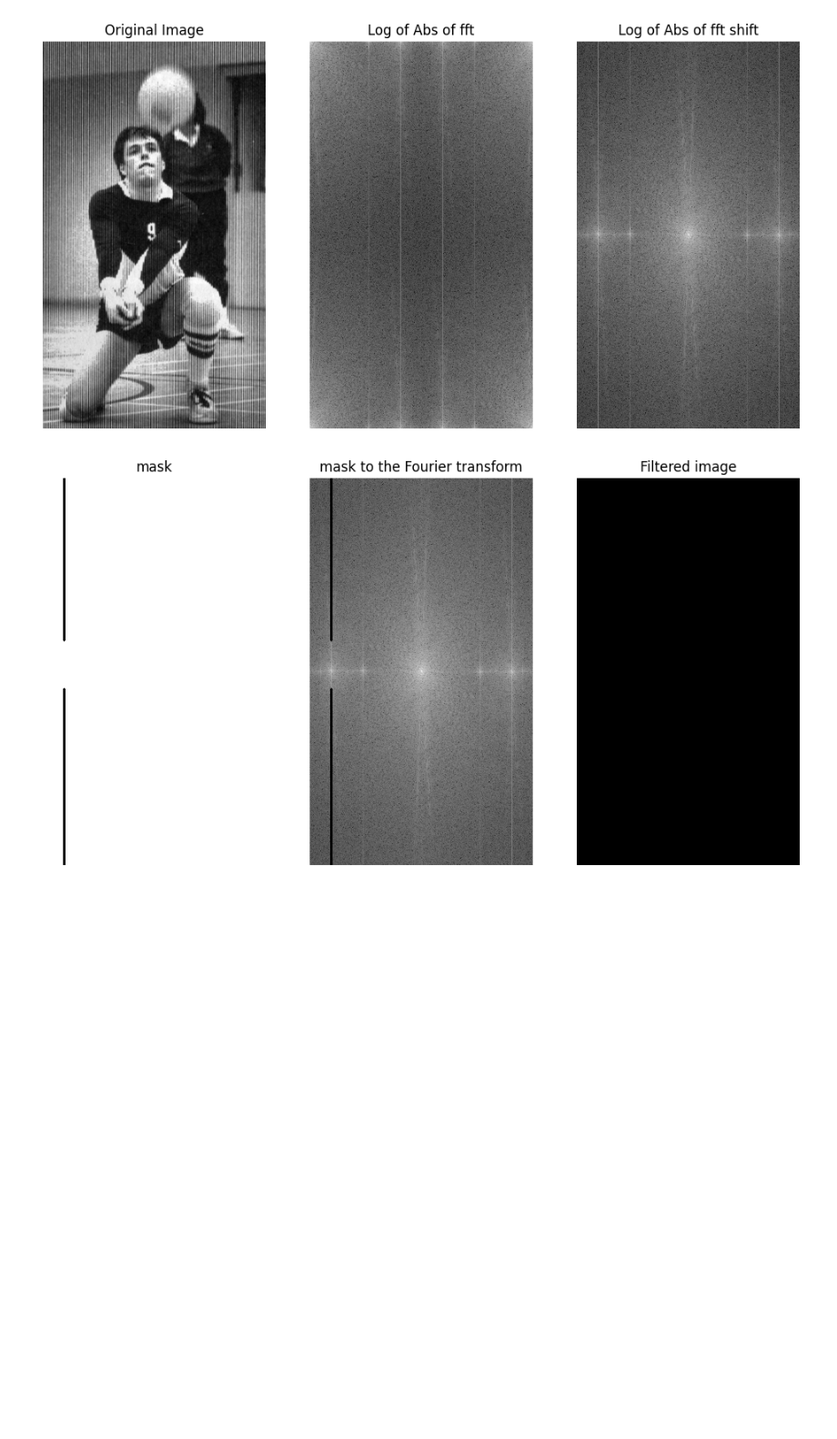
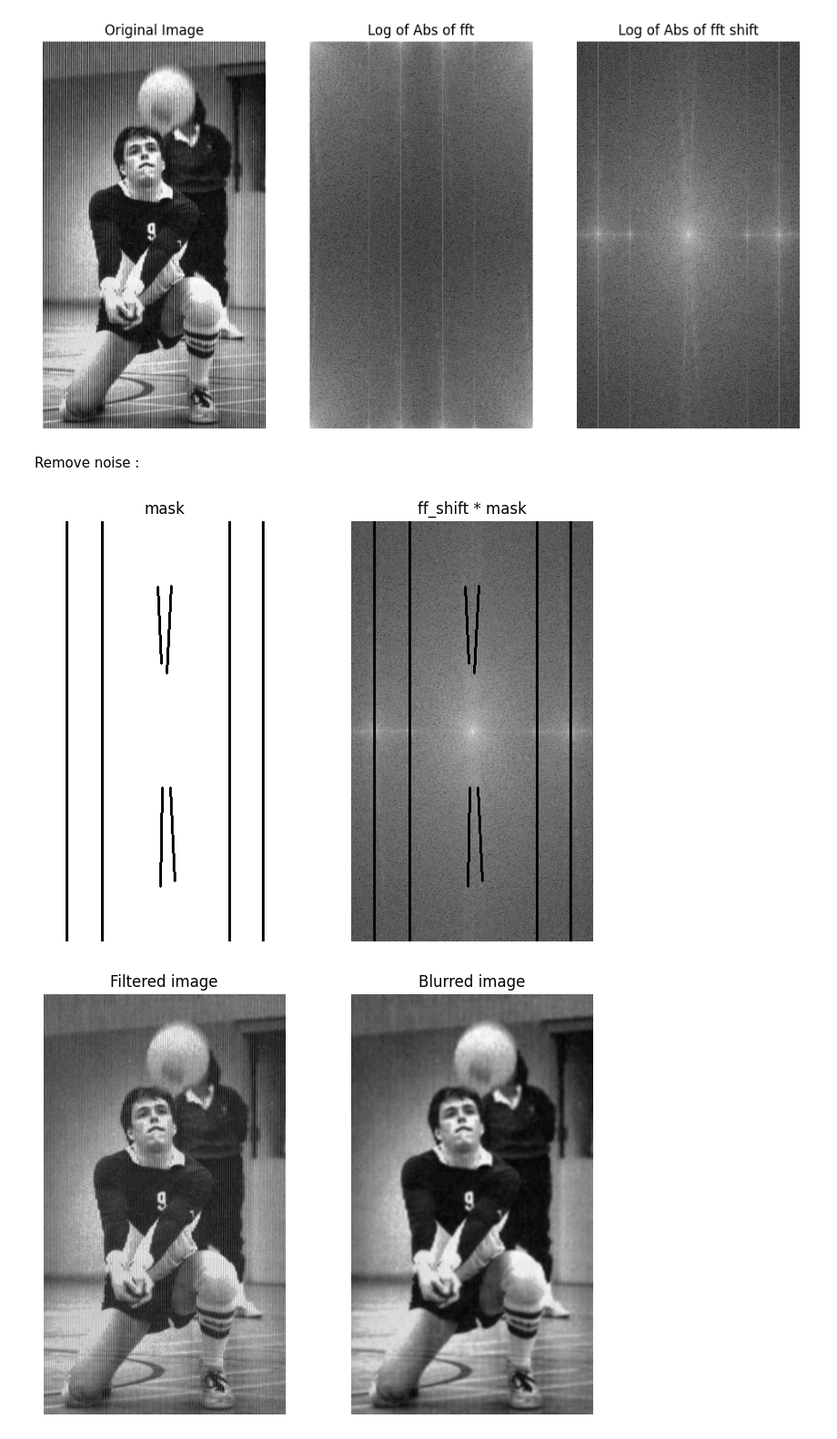
Before and after one commit to ZahraEk/Digital-Image-Proccesing, a Jupyter notebook: DIP_EXC3_Q3.ipynb, the cells around one changed output. Shown at 91% size. Cells and saved outputs as stored; diff of their text form; code cells hidden in the pictures; blank space fills up the shorter version.

```diff
--- a/DIP_EXC3_Q3.ipynb
+++ b/DIP_EXC3_Q3.ipynb
@@ -11,17 +13,17 @@ import matplotlib.pyplot as plt
 # %%
-#Read image
+# Read image
 img = cv2.imread("drive/MyDrive/DIP_EXC3/Q3/Q3_img.jpg",0)
 
-#Compute the Fourier transform
+# Compute the Fourier transform
 fft = np.fft.fft2(img)
 S_fft = np.log(1+np.abs(fft))
 
-#Shift the Fourier transform
+# Shift the Fourier transform
 fft_shift = np.fft.fftshift(fft)
-fft_shift = np.log(1+np.abs(fft_shift))
+S_shift = np.log(1+np.abs(fft_shift))
 
-#Show images
-f, ax = plt.subplots(1,3,figsize=(12,14))
+# Show images
+f, ax = plt.subplots(1,3,figsize=(12,8))
 
 ax[0].imshow(img, cmap='gray')
 ax[0].set_title("Original Image")
@@ -29,56 +31,78 @@ ax[0].axis('off')
 ax[1].imshow(S_fft, cmap='gray')
 ax[1].set_title("Log of Abs of fft")
 ax[1].axis('off')
-ax[2].imshow(fft_shift ,cmap='gray')
+ax[2].imshow(S_shift ,cmap='gray')
 ax[2].set_title("Log of Abs of fft shift")
 ax[2].axis('off')
 
 plt.show()
 # %% [output]
 [figure]
+# %% [markdown]
+Remove noise :
 # %%
 # Get the shape of the image
 rows, cols = img.shape
 
 # Create a mask with the same size as the image
 mask = np.ones((rows, cols), dtype=np.uint8)
 
-# Draw a line on the mask
-start_point1 = (26, 0)  # Starting point of the line
-end_point1 = (26, 200)    # Ending point of the line
+# Draw a lines on the mask
+points = [
+    [(26, 0), (26, 477)],
+    [(248, 0), (248, 477)],
+    [(66, 0), (66, 477)],
+    [(210, 0), (210, 477)],
+    [(144, 73), (139, 172)],
+    [(129, 74), (133, 161)],
+    [(143, 302), (148, 408)],
+    [(134, 302), (132, 414)]
+]
 
-start_point2 = (26, 260)  # Starting point of the line
-end_point2 = (26, 477)    # Ending point of the line
+color = 0
+thickness = 2
 
-color = 0                 # Color of the line (1 for white in this case)
-thickness = 2             # Thickness of the line
-
-cv2.line(mask, start_point1, end_point1, color, thickness)
-cv2.line(mask, start_point2, end_point2, color, thickness)
+for start_point, end_point in points:
+    cv2.line(mask, start_point, end_point, color, thickness)
 
 # Apply the mask to the Fourier transform
 fshift_filtered = fft_shift * mask
+S_fshift_filtered = np.log(1+np.abs(fshift_filtered))
 
-# Shift the filtered Fourier transform back to the original location
+# Shift the filtered Fourier transform
 f_filtered = np.fft.ifftshift(fshift_filtered)
 
-# Compute the inverse Fourier transform to obtain the filtered image
-filtered_image = np.fft.ifft2(f_filtered)
-filtered_image = np.abs(filtered_image)
+# Compute the inverse Fourier transform
+filtered_img = np.fft.ifft2(f_filtered)
+filtered_img= np.abs(filtered_img)
+
+
+# Define the size of the average mask (kernel)
+kernel_size = (3, 3)
+
+# Apply average mask blurring
+blurred_img = cv2.blur(filtered_img, kernel_size)
 
 #Show images
-f, ax = plt.subplots(1,3,figsize=(12,8))
+f, ax = plt.subplots(1,2,figsize=(8,6))
 
 ax[0].imshow(mask,cmap='gray')
 ax[0].set_title("mask")
 ax[0].axis('off')
-ax[1].imshow(fshift_filtered,cmap='gray')
-ax[1].set_title("mask to the Fourier transform")
+ax[1].imshow(S_fshift_filtered,cmap='gray')
+ax[1].set_title("ff_shift * mask")
 ax[1].axis('off')
-ax[2].imshow(filtered_image,cmap='gray')
-ax[2].set_title("Filtered image")
-ax[2].axis('off')
+plt.show()
 
+f, ax = plt.subplots(1,2,figsize=(8,6))
+
+ax[0].imshow(filtered_img,cmap='gray')
+ax[0].set_title("Filtered image")
+ax[0].axis('off')
+ax[1].imshow(blurred_img,cmap='gray')
+ax[1].set_title("Blurred image")
+ax[1].axis('off')
 plt.show()
 # %% [output]
-[figure, old version]
+[figure, new version]
+[figure, added]
```
Also changed, not shown: parts of 3 cells of this notebook.
